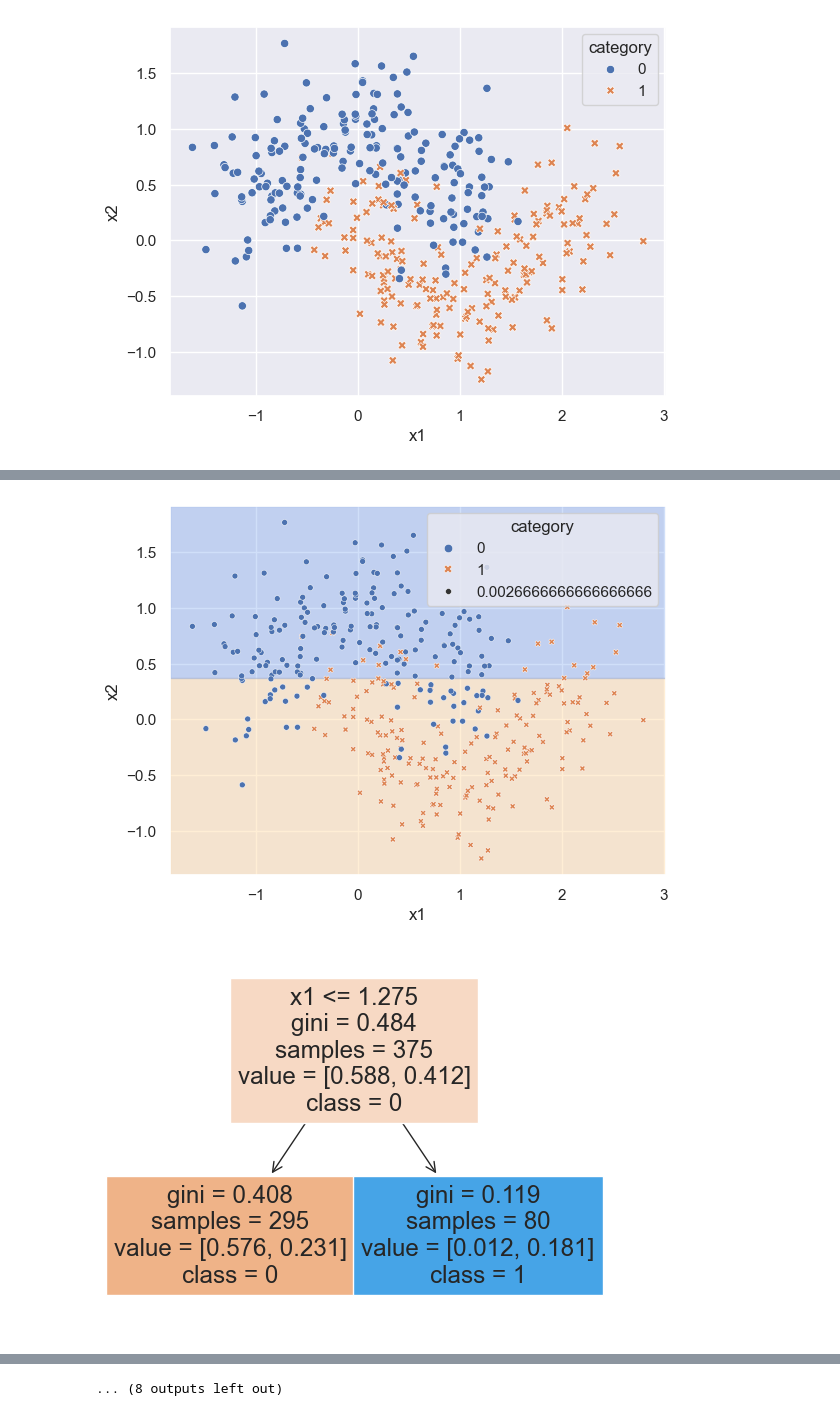
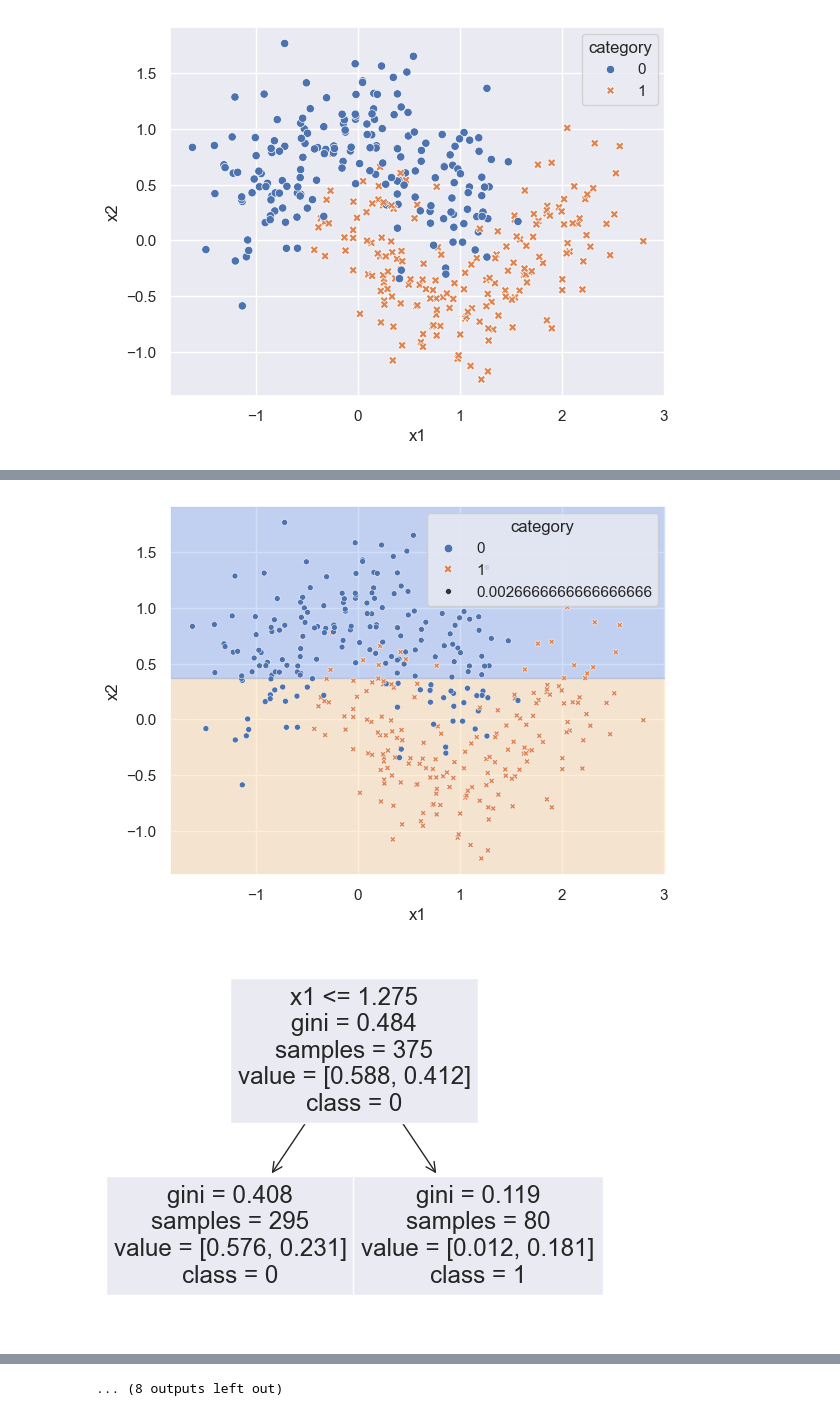
Before and after one commit to bishyboi/IntroToDataScience, a Jupyter notebook: A4/a4.ipynb, the cells around one changed output, grey strips where cells are left out. Drawn from its saved outputs; the diff is of its cells as text; code cells hidden in the pictures.

```diff
--- a/A4/a4.ipynb
+++ b/A4/a4.ipynb
@@ -23,13 +23,3 @@ moons
 500 rows × 2 columns
 # %%
 moons["category"] = pd.DataFrame(np.load("moon-all-output.npy"))
-# %%
-def get_color(row: pd.DataFrame):
-    if row["category"] == 0:
-        return "blue"
-    else:
-        return "red"
-
-
-moons["color"] = moons.apply(lambda row: get_color(row), axis="columns")
-moons
@@ -205,7 +199,7 @@ class AdaBoost():
         self.error_rates = np.array(
             [clf.error_weight for clf in self.classifiers])
 
-    def predict_sample(self, X, start, stop, past_predictions=None):
+    def predict_sample(self, X, start, stop):
         voting_clfs = self.classifiers[start:stop]
         weight = self.weights[start:stop]
         # Calculate classifier weights for all classifiers at once
@@ -222,7 +216,7 @@ class AdaBoost():
         else:
             return 0
 
-    def predict(self, X, clf_start=0, clf_stop=3000, past_predictions=None):
+    def predict(self, X, clf_start=0, clf_stop=3000):
         # Predicts with the full ensemble of n_estimators number of models
         stop = self.n_estimators
 
@@ -233,7 +227,7 @@ class AdaBoost():
 
         for i in range(len(X)):
             predictions[i] = self.predict_sample(
-                X.iloc[[i]], clf_start, stop, past_predictions)
+                X.iloc[[i]], clf_start, stop)
 
         return predictions
 
@@ -250,7 +244,7 @@ class AdaBoost():
                 voting_predictions[sample_row][clf]  = self.classifiers[clf].predict(X.iloc[[sample_row]])
 
 
-        print("Initial investment finished.")
+        # print("Initial investment finished.")
 
         for k in range(self.n_estimators):
             for sample in range(len(X)):
@@ -264,7 +258,7 @@ class AdaBoost():
                 else:
                     predictions[k][sample] =0
 
-            print(f"{k} Estimator finished.")
+            # print(f"{k} Estimator finished.")
 
         return predictions
 # %%
@@ -418,7 +377,7 @@ indices = [0, 1, 2, 3, 4, 14, 20, 50, 100, 1000]
 
 for index in indices:
     plt.clf()
-    plot_tree(ada.classifiers[index].classifier, filled = True, feature_names= ["x1", "x2"], class_names = ["0", "1"])
+    plot_tree(ada.classifiers[index].classifier, feature_names= ["x1", "x2"], class_names = ["0", "1"])
     plt.show()
 
     plt.clf()
@@ -441,3 +400,3 @@ for index in indices:
 [figure]
-[figure, old version]
+[figure, new version]
 [figure]
```
Also changed, not shown: parts of 15 cells of this notebook, 2 other files.
